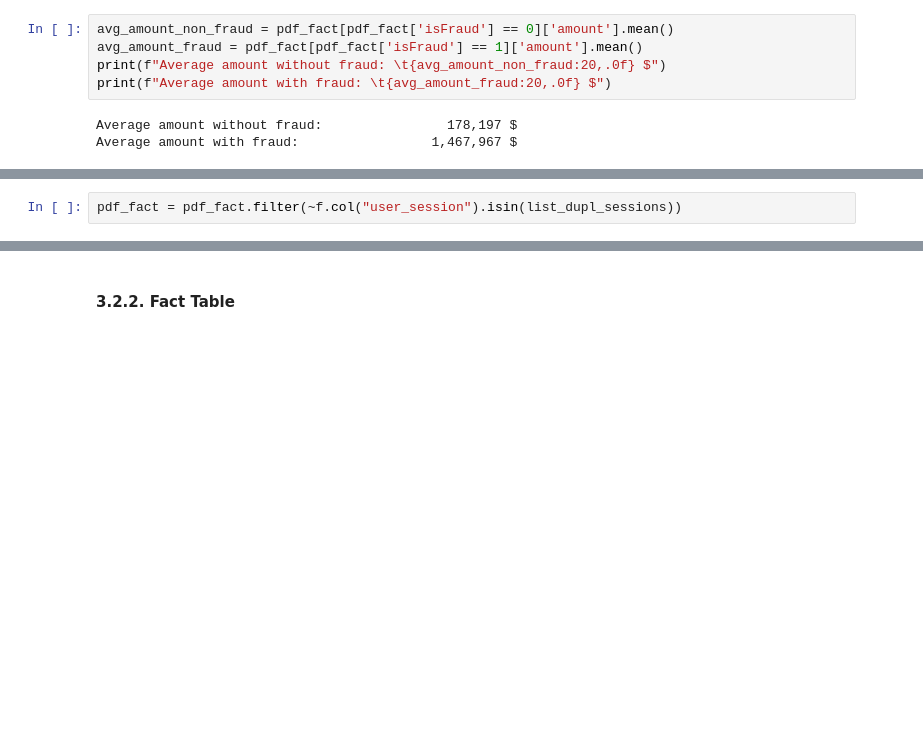
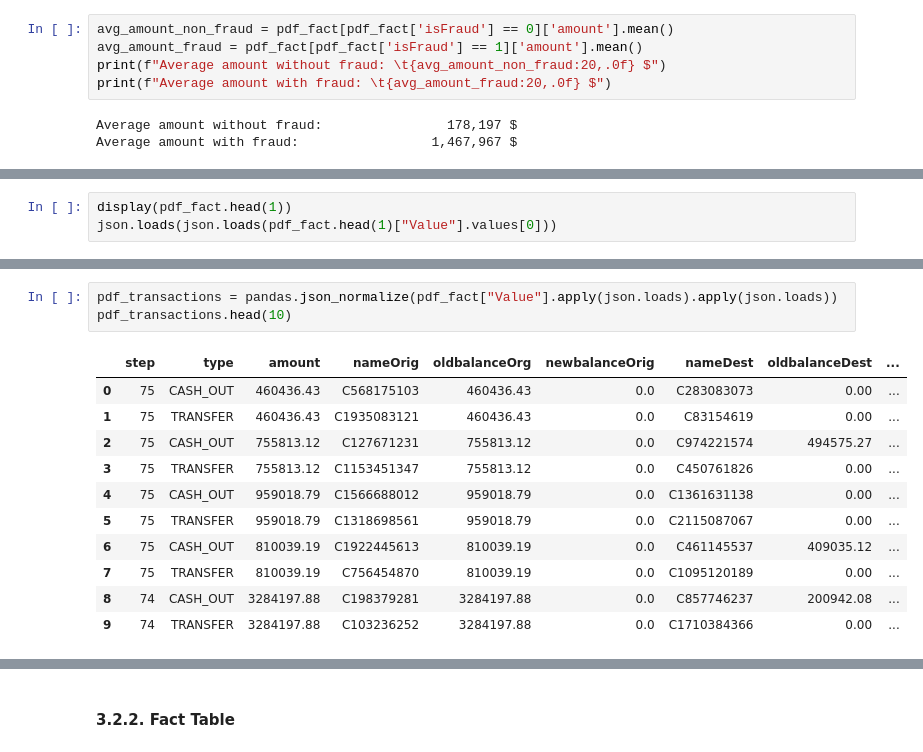
Before and after one commit to JeanRosselVallee/Kafka_Fraud, a Jupyter notebook: src/nbook_data_explorer.ipynb, the cells around one changed output, grey strips where cells are left out. Cells and saved outputs as stored; diff of their text form; blank space fills up the shorter version.

```diff
--- a/src/nbook_data_explorer.ipynb
+++ b/src/nbook_data_explorer.ipynb
@@ -250,2 +177,0 @@ Since the percentage of duplicate session records is very low, we will remove th
-# %%
-pdf_fact = pdf_fact.filter(~f.col("user_session").isin(list_dupl_sessions))
@@ -251,0 +223,3 @@ pdf_fact = pdf_fact.filter(~f.col("user_session").isin(list_dupl_sessions))
+# %%
+display(pdf_fact.head(1))
+json.loads(json.loads(pdf_fact.head(1)["Value"].values[0]))
@@ -251,0 +239,15 @@ pdf_fact = pdf_fact.filter(~f.col("user_session").isin(list_dupl_sessions))
+# %%
+pdf_transactions = pandas.json_normalize(pdf_fact["Value"].apply(json.loads).apply(json.loads))
+pdf_transactions.head(10)
+# %% [output]
+|  | step | type | amount | nameOrig | oldbalanceOrg | newbalanceOrig | nameDest | oldbalanceDest | ... |
+| 0 | 75 | CASH_OUT | 460436.43 | C568175103 | 460436.43 | 0.0 | C283083073 | 0.00 | ... |
+| 1 | 75 | TRANSFER | 460436.43 | C1935083121 | 460436.43 | 0.0 | C83154619 | 0.00 | ... |
+| 2 | 75 | CASH_OUT | 755813.12 | C127671231 | 755813.12 | 0.0 | C974221574 | 494575.27 | ... |
+| 3 | 75 | TRANSFER | 755813.12 | C1153451347 | 755813.12 | 0.0 | C450761826 | 0.00 | ... |
+| 4 | 75 | CASH_OUT | 959018.79 | C1566688012 | 959018.79 | 0.0 | C1361631138 | 0.00 | ... |
+| 5 | 75 | TRANSFER | 959018.79 | C1318698561 | 959018.79 | 0.0 | C2115087067 | 0.00 | ... |
+| 6 | 75 | CASH_OUT | 810039.19 | C1922445613 | 810039.19 | 0.0 | C461145537 | 409035.12 | ... |
+| 7 | 75 | TRANSFER | 810039.19 | C756454870 | 810039.19 | 0.0 | C1095120189 | 0.00 | ... |
+| 8 | 74 | CASH_OUT | 3284197.88 | C198379281 | 3284197.88 | 0.0 | C857746237 | 200942.08 | ... |
+| 9 | 74 | TRANSFER | 3284197.88 | C103236252 | 3284197.88 | 0.0 | C1710384366 | 0.00 | ... |
```
Also changed, not shown: parts of 67 cells of this notebook, 2 other files.
